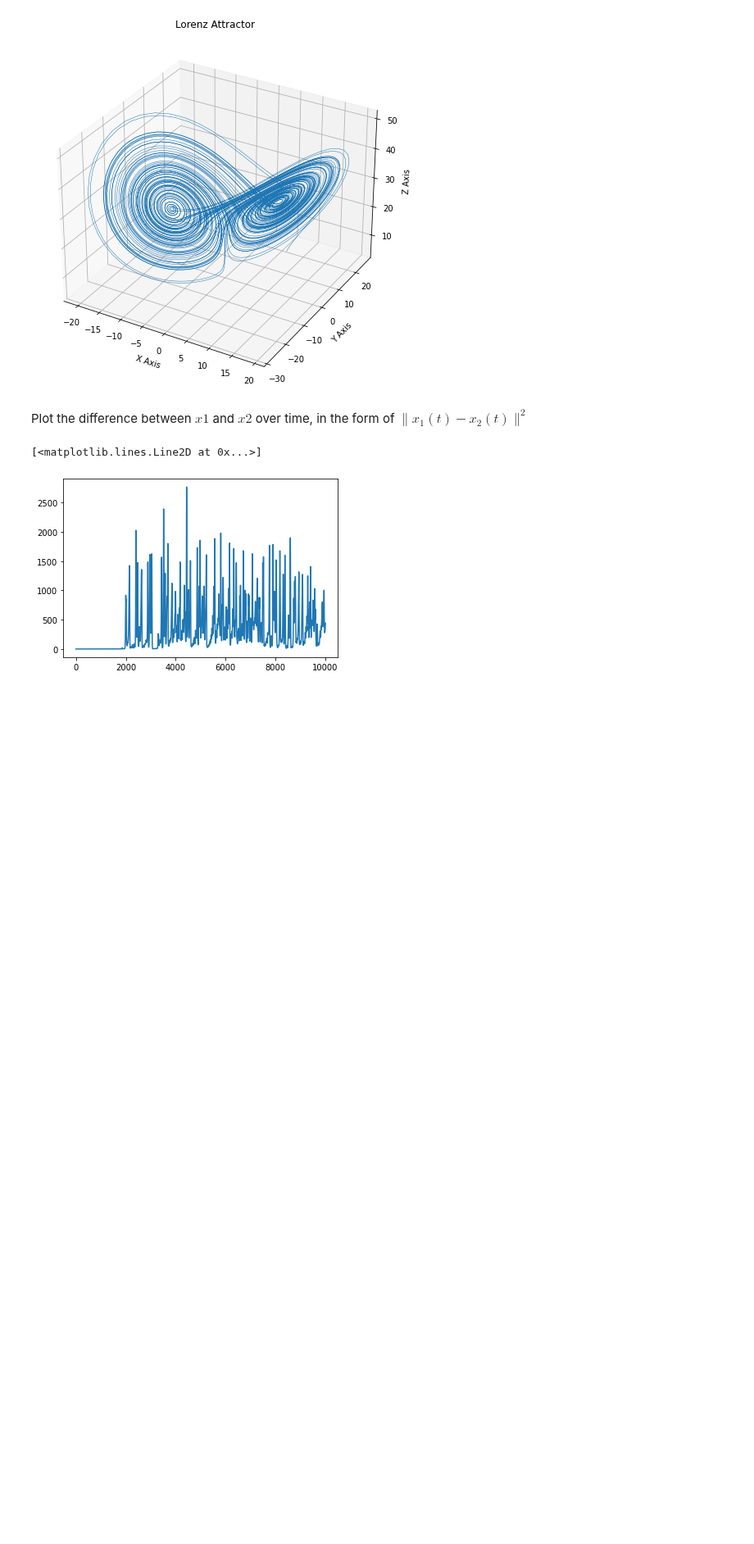
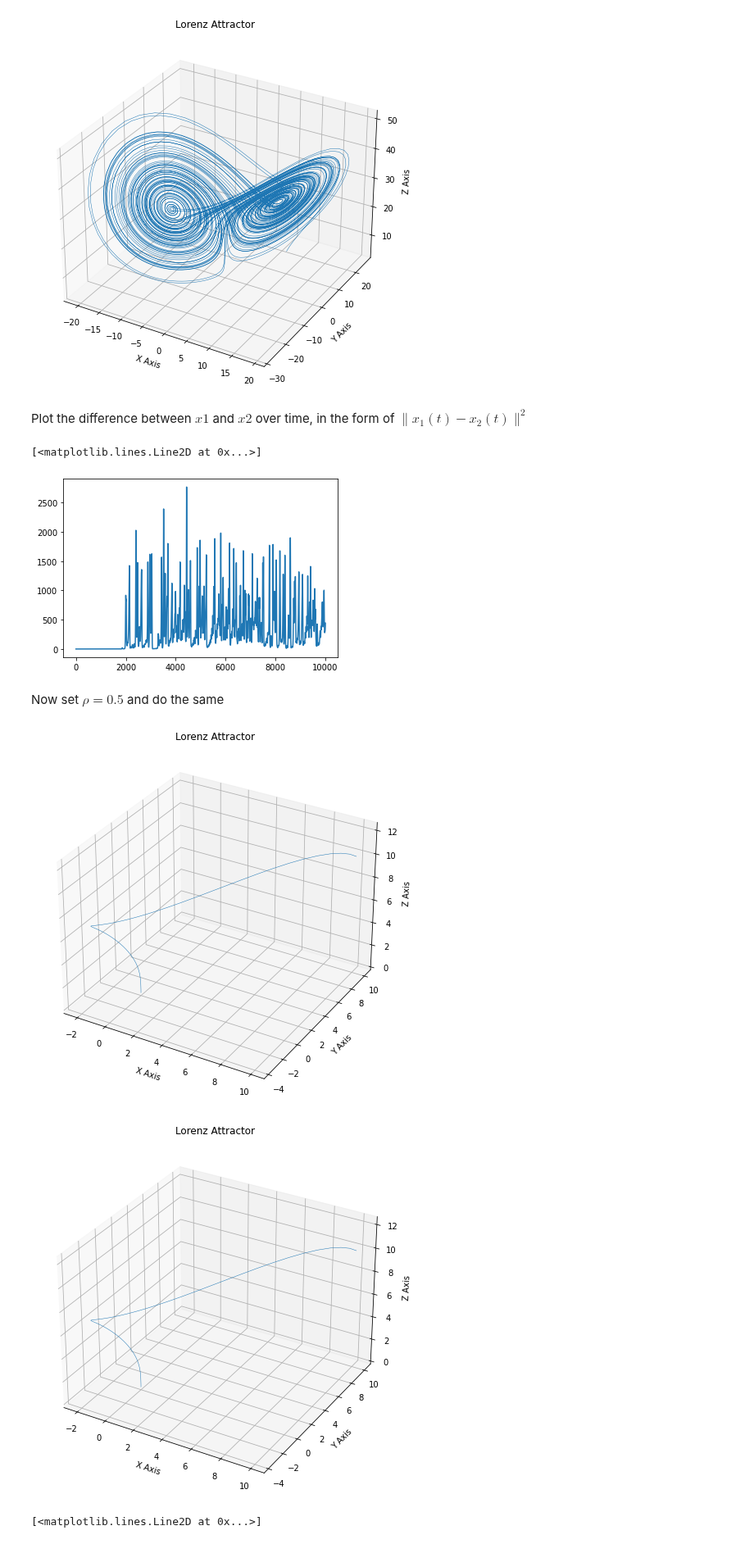
Before and after one commit to AlexPasqua/MLCMS-exercises, a Jupyter notebook: EX3/task4.ipynb, the cells around one changed output. Shown at 82% size. Drawn from its saved outputs; the diff is of its cells as text; code cells hidden in the pictures; blank space fills up the shorter version.

Commit message:
Task4: plot difference of 2 trajs w/ rho=0.5

```diff
--- a/EX3/task4.ipynb
+++ b/EX3/task4.ipynb
@@ -65,3 +65,14 @@ plt.plot(diff)
 # %% [output]
 [<matplotlib.lines.Line2D at 0x...>]
 [figure]
+# %% [markdown]
+Now set $\rho = 0.5$ and do the same
+# %%
+x1 = lorenz_traj(start_x=(10, 10, 10), s=10, b=2.667, r=0.5)
+x2 = lorenz_traj(start_x=(10+1e-8, 10, 10), s=10, b=2.667, r=0.5)
+diff = [np.linalg.norm(x1[t] - x2[t]) ** 2 for t in range(len(x1))]
+plt.plot(diff)
+# %% [output]
+[figure, added]
+[figure, added]
+[<matplotlib.lines.Line2D at 0x...>]
```
Also changed, not shown: parts of 1 cell of this notebook, 1 other file.
